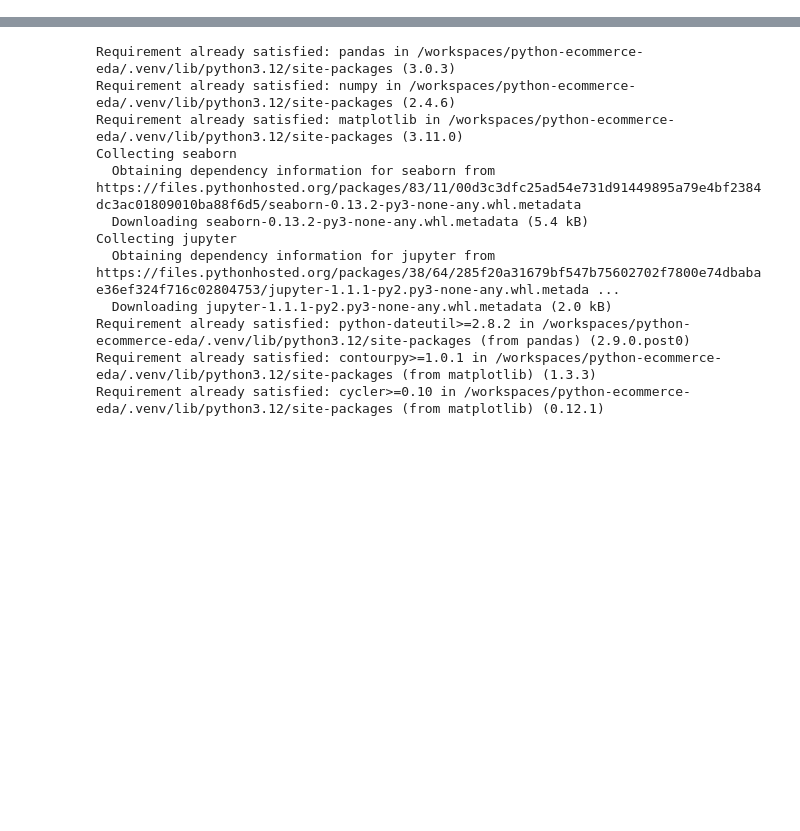
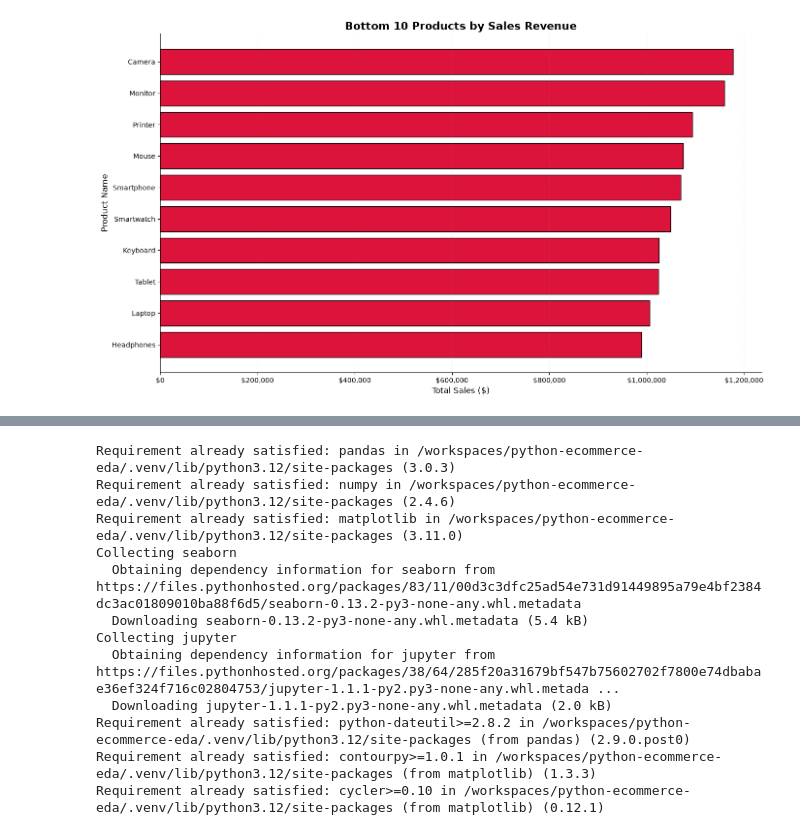
Before and after one commit to SharafaDeen07/python-ecommerce-eda, a Jupyter notebook: Notebooks/ecommerce_eda.ipynb, the cells around one changed output, grey strips where cells are left out. Drawn from its saved outputs; the diff is of its cells as text; code cells hidden in the pictures; blank space fills up the shorter version.

Commit message:
Business recommendation and charts

```diff
--- a/Notebooks/ecommerce_eda.ipynb
+++ b/Notebooks/ecommerce_eda.ipynb
@@ -13,0 +1,74 @@ NameError: name 'df' is not defined
+# %%
+import matplotlib.pyplot as plt
+from matplotlib.ticker import FuncFormatter
+
+# Bottom 10 products
+poor_products = (
+    df.groupby('Product Name')['Sales']
+      .sum()
+      .sort_values(ascending=True)
+)
+
+bottom_10 = poor_products.head(10)
+
+# Create figure
+fig, ax = plt.subplots(figsize=(14, 8))
+
+# Plot bars
+bars = ax.barh(
+    y=bottom_10.index,
+    width=bottom_10.values,
+    color='crimson',
+    edgecolor='black'
+)
+
+# Format x-axis as currency
+ax.xaxis.set_major_formatter(
+    FuncFormatter(lambda x, pos: f'${x:,.0f}')
+)
+
+# Add data labels
+# for bar in bars:
+#     width = bar.get_width()
+
+#     ax.text(
+#         width,
+#         bar.get_y() + bar.get_height()/2,
+#         f' ${width:,.0f}',
+#         va='center',
+#         ha='left',
+#         fontsize=10
+#     )
+
+# Titles
+ax.set_title(
+    'Bottom 10 Products by Sales Revenue',
+    fontsize=16,
+    fontweight='bold'
+)
+
+ax.set_xlabel(
+    'Total Sales ($)',
+    fontsize=12
+)
+
+ax.set_ylabel(
+    'Product Name',
+    fontsize=12
+)
+
+# Add grid
+ax.grid(
+    axis='x',
+    linestyle='--',
+    alpha=0.1
+)
+
+# Remove unnecessary borders
+ax.spines['top'].set_visible(False)
+ax.spines['right'].set_visible(False)
+
+plt.tight_layout()
+plt.show()
+# %% [output]
+[figure, added]
```
Also changed, not shown: parts of 11 cells of this notebook, 3 other files.
